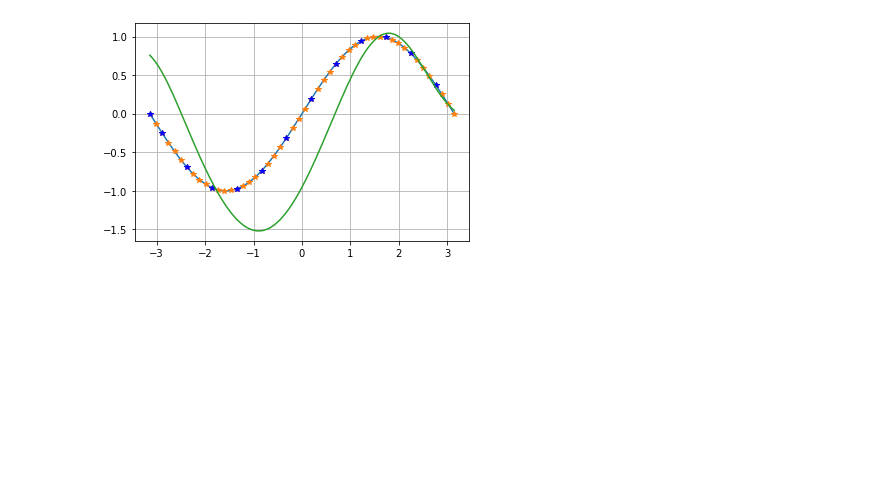
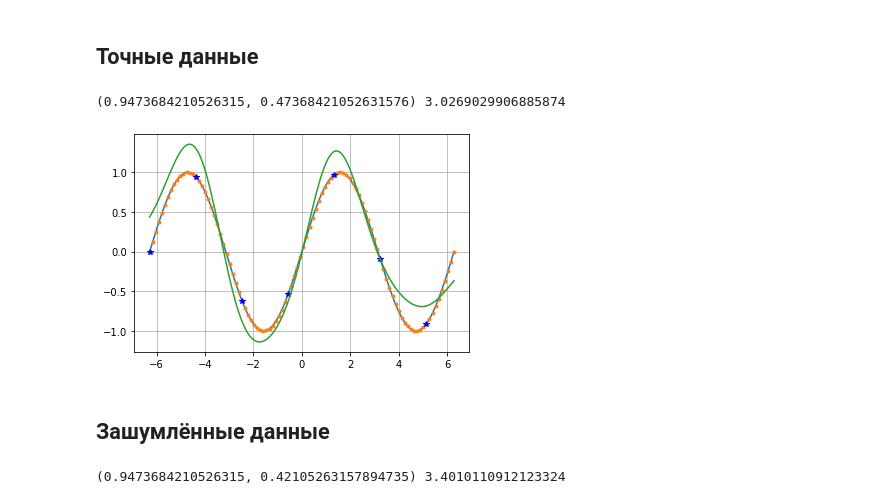
Before and after one commit to IlyaP01/KRLS, a Jupyter notebook: krls.ipynb, the cells around one changed output. Cells and saved outputs as stored; diff of their text form; code cells hidden in the pictures; blank space fills up the shorter version.

```diff
--- a/krls.ipynb
+++ b/krls.ipynb
@@ -16,7 +18,7 @@ class KRLS:
         self.P = None
         self.D = []
 
-    def __init__(self, v = 0.1, kernel=rbf):
+    def __init__(self, v = 0.5, kernel=rbf):
         self.kernel = kernel
         self.v = v
         self.clear()
@@ -27,29 +29,29 @@ class KRLS:
 
         start = 0
         if self.K is None:
-            self.K = np.array([[self.kernel(X[1], X[1])]])
+            self.K = np.array([[self.kernel(X[0], X[0])]])
             self.invK = np.array([[1 / self.K[0][0]]])
-            self.alpha = np.array([y[1] / self.K[0][0]]).reshape(1, 1)
+            self.alpha = np.array([y[0] / self.K[0][0]]).reshape(1, 1)
             self.P = np.array([[1]])
             self.D.append(X[0].reshape(1, X.shape[1]))
             start = 1
 
         for t in range(start, len(y)):
-            xt = X[t].reshape(1, X.shape[1])
+            xt = X[t].reshape(X.shape[1], 1)
             kt = np.array([self.kernel(xi, xt) for xi in self.D]).reshape(len(self.D), 1)
             at = self.invK.dot(kt)
-            delta = self.kernel(xt, xt) - np.vdot(kt.T,at)
+            delta = self.kernel(xt, xt) - np.vdot(kt.T, at)
             if delta > self.v:
                 self.D.append(xt)
                 self.invK = 1 / delta * np.block([[delta*self.invK + at.dot(at.T), -at], [-at.T, 1]])
                 at = np.array([0]*(len(self.D) - 2)+[1]).reshape(len(self.D)-1, 1)
                 self.P = block_diag(self.P, 1)
-                tmp = (y[t].squeeze() - np.vdot(kt.T, self.alpha))/delta
+                tmp = 1 / delta * (y[t].squeeze() - np.vdot(kt.T, self.alpha))
                 self.alpha = np.vstack((self.alpha - tmp*at, tmp))
             else:
                 qt = self.P.dot(at) / ((1 + at.T.dot(self.P).dot(at)).squeeze())
                 self.P = self.P - self.P.dot(at).dot(at.T).dot(self.P) / ((1 + at.T.dot(self.P).dot(at)).squeeze())
-                self.alpha += self.invK.dot(qt)*(y[t] - kt.T.dot(self.alpha))
+                self.alpha = self.alpha + self.invK.dot(qt)*(y[t].squeeze() - np.vdot(kt.T, self.alpha))
 
         self.points = [self.D[i][0][0] for i in range(len(self.D))]
 
@@ -59,22 +61,44 @@ class KRLS:
         for a, xi in zip(self.alpha, self.D):
             y += a * self.kernel(x, xi)
         return y
+# %% [markdown]
+## Точные данные
 # %%
-n = 50
-X = np.linspace(-np.pi, np.pi, n).reshape(n, 1)
+n = 100
+X = np.linspace(-2*np.pi, 2*np.pi, n).reshape(n, 1)
 y = np.sin(X)
-points_x = np.linspace(-np.pi, np.pi, 200)
+points_x = np.linspace(-2*np.pi, 2*np.pi, 250)
 points_y = np.sin(points_x)
+# %%
+vs = np.linspace(0, 1, 20)
+gammas = np.linspace(0, 1, 20)
+min_err = np.inf
+best_pair = tuple()
+for v in vs:
+    for gamma in gammas:
+        krls = KRLS(v=v, kernel=lambda x1, x2: rbf(x1,x2, gamma))
+        krls.fit(X, y)
+        predict_y = [krls.predict(x)[0] for x in points_x]
+        err = np.linalg.norm(predict_y - points_y, ord=2)
+        if err < min_err:
+            min_err = err
+            best_pair = (v, gamma)
+# %%
+print(best_pair, min_err)
+# %% [output]
+(0.9473684210526315, 0.47368421052631576) 3.0269029906885874
 # %%
-krls = KRLS()
+v, gamma = best_pair
+krls = KRLS(v=v, kernel=lambda x1, x2: rbf(x1,x2, gamma))
 krls.fit(X, y)
-len(krls.points)
 # %%
 plt.plot(points_x, points_y)
-plt.plot(X, y, '*')
+plt.plot(X, y, '.')
 plt.plot(krls.points, np.sin(krls.points), '*', color='blue')
 predict_y = [krls.predict(x)[0] for x in points_x]
 plt.plot(points_x, [krls.predict(xj)[0] for xj in points_x])
 plt.grid()
 # %% [output]
-[figure, old version]
+[figure, new version]
+# %% [markdown]
+## Зашумлённые данные
@@ -80,0 +126,4 @@ plt.grid()
+# %%
+print(best_pair, min_err)
+# %% [output]
+(0.9473684210526315, 0.42105263157894735) 3.4010110912123324
```
Also changed, not shown: parts of 6 cells of this notebook.
